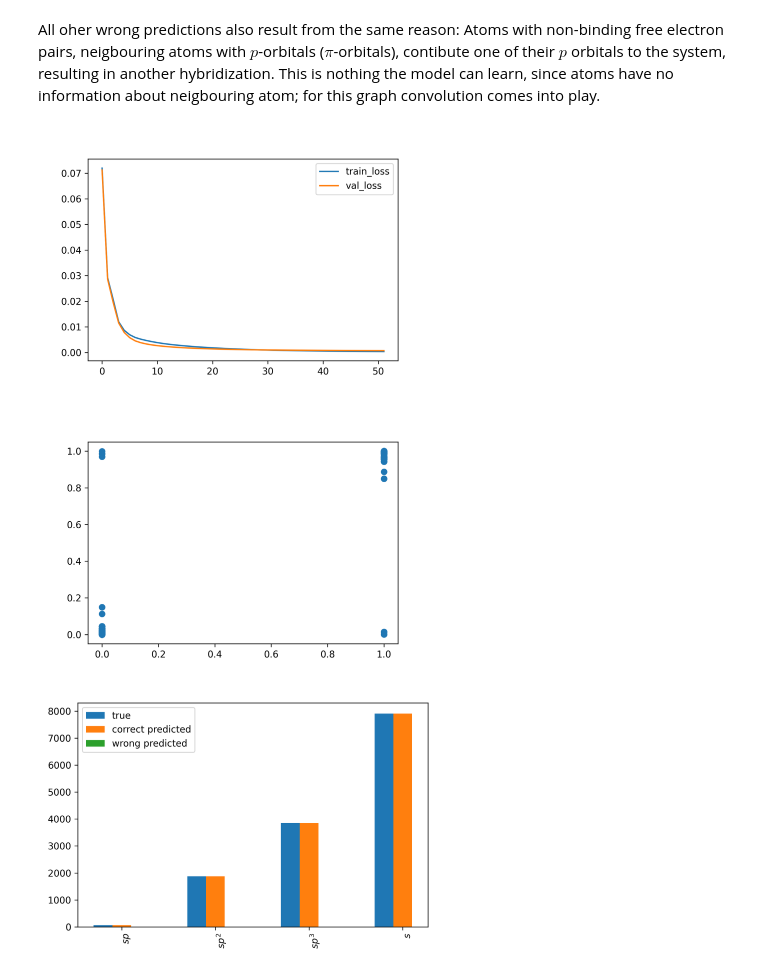
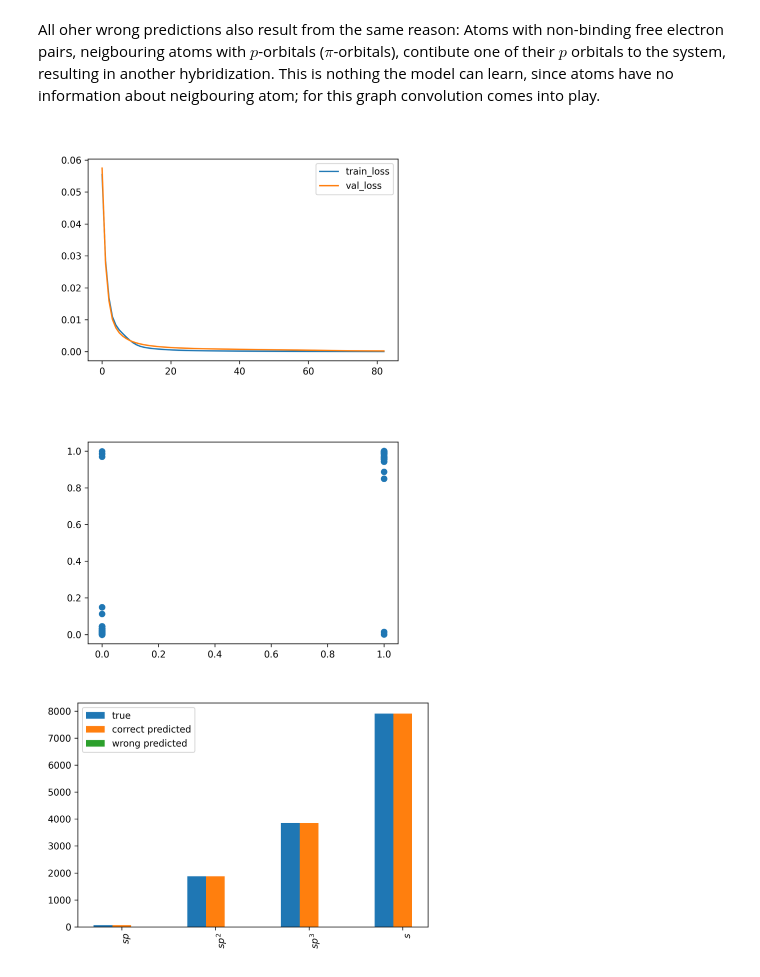
Before and after one commit to JulianKimmig/molNet, a Jupyter notebook: dev/black_box/notebooks/Untitled.ipynb, the cells around one changed output. Drawn from its saved outputs; the diff is of its cells as text; code cells hidden in the pictures.

```diff
--- a/dev/black_box/notebooks/Untitled.ipynb
+++ b/dev/black_box/notebooks/Untitled.ipynb
@@ -28,8 +28,8 @@ SEED=2
 TEST_SMILES='COc1ccccc1[N+](=O)[O-]'
 DEFAULT_PATIENCE=10
 
-REDRAW=True
-REMODEL=True
+REDRAW=False
+REMODEL=False
 
 
 if REMODEL:
@@ -1351,15 +1442,16 @@ class HybridizationFromTypeGCModel(pl.LightningModule):
         out_size=len(atom_hybridization_one_hot)
 
         med_size=2
+        graph_out=4
 
         self.nn1 = torch.nn.Linear(in_size, med_size,bias=False)
         self.nn2 = torch.nn.Linear(med_size, out_size,bias=False)
 
-        self.gc = GCNConv(out_size,out_size,normalize=False)
+        self.gc = GCNConv(out_size+in_size,graph_out,normalize=False)
 
 
 
-        self.nn3 = torch.nn.Linear(out_size+out_size, out_size,bias=False)
+        self.nn3 = torch.nn.Linear(graph_out+out_size, out_size,bias=False)
 
 
 
@@ -1369,11 +1461,12 @@ class HybridizationFromTypeGCModel(pl.LightningModule):
         self.lossf=F.binary_cross_entropy#torch.nn.BCEWithLogitsLoss()#
 
     def unpacked_forward(self, feats, edges, batch,graph_features):
-        feats =self.nn1(feats)
+        in_feats=feats
+        feats =self.nn1(in_feats)
         feats =self.nn2(feats)
         feats = self.softmax(feats)
 
-        gcfeats =self.gc(feats,edges,edge_weight = torch.ones((edges.size(1), ),device=edges.device))
+        gcfeats =self.gc(torch.cat([in_feats,feats],1),edges,edge_weight = torch.ones((edges.size(1), ),device=edges.device))
         feats =self.nn3(torch.cat([gcfeats,feats],1))
         #print(gcfeats.shape,feats.shape)
         #feats =self.nn2(torch.cat([gcfeats,feats],1))
@@ -1406,33 +1499,33 @@ class HybridizationFromTypeGCModel(pl.LightningModule):
         self.log('test_loss', loss)
         return loss
 
 loader = PytorchGeomMolGraphFromDfLoader(dataset,smiles_column='SMILES',additional_data=['name'],#"all",
                                      y_properties=["hybridization"],
                                      seed=1,
                                      to_graph_params={
                                          "atom_featurizer":featurizer,
                                          "with_mol_graph":True
                                      },
                                     batch_size=32,#num_workers=4
                                     follow_batch=["y"]
                                     )
 model = HybridizationFromTypeGCModel(in_size=len(featurizer))
 
 short_hybrid = np.array(["$"+s.split()[1].lower().replace("2","^2").replace("3","^3")+"$" for s in atom_hybridization_one_hot.describe_features()])
 
 
 model,data = default_model_run("HybridizationFromTypeGCModel",model,loader,
                   force_run=REMODEL,
                   #force_test_data_reload=True,
                 #min_epochs=25,
                                early_stopping=True,
                                #max_epochs=50,
                                detect_lr=False,
                 categories=short_hybrid.tolist(),
 )
 test_data=data['test_data']
 test_batch=data['test_batch']
 # %% [output]
-[figure, old version]
+[figure, new version]
 [figure]
 [figure]
```
Also changed, not shown: parts of 8 cells of this notebook.
